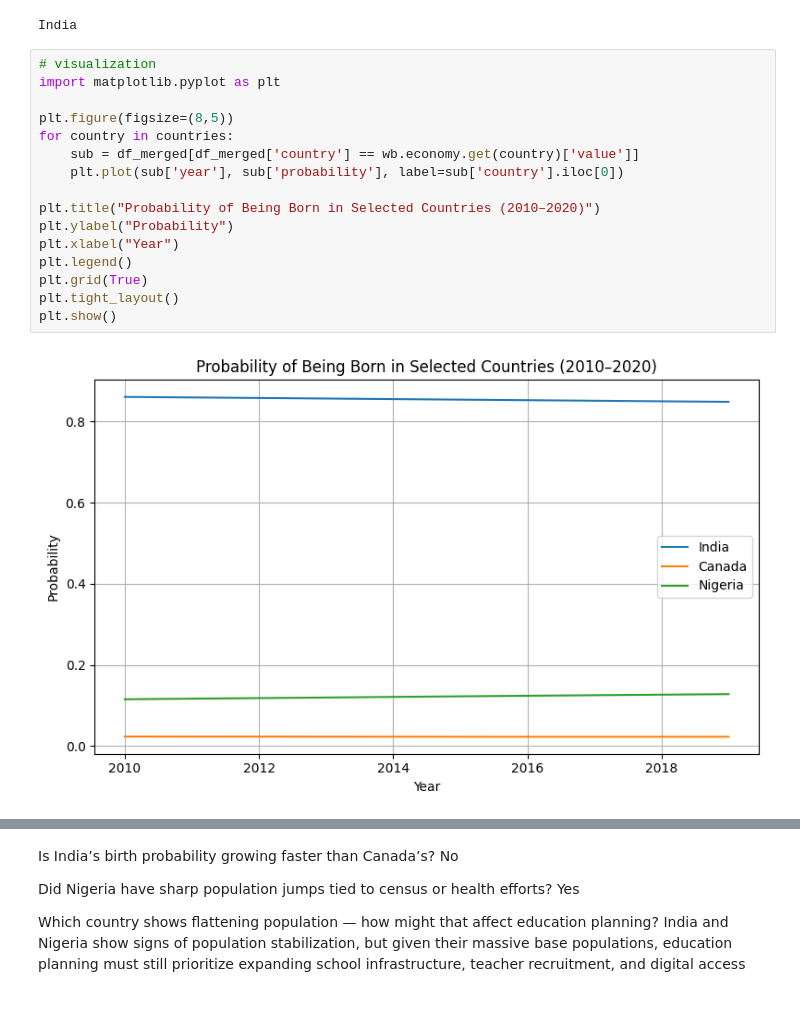
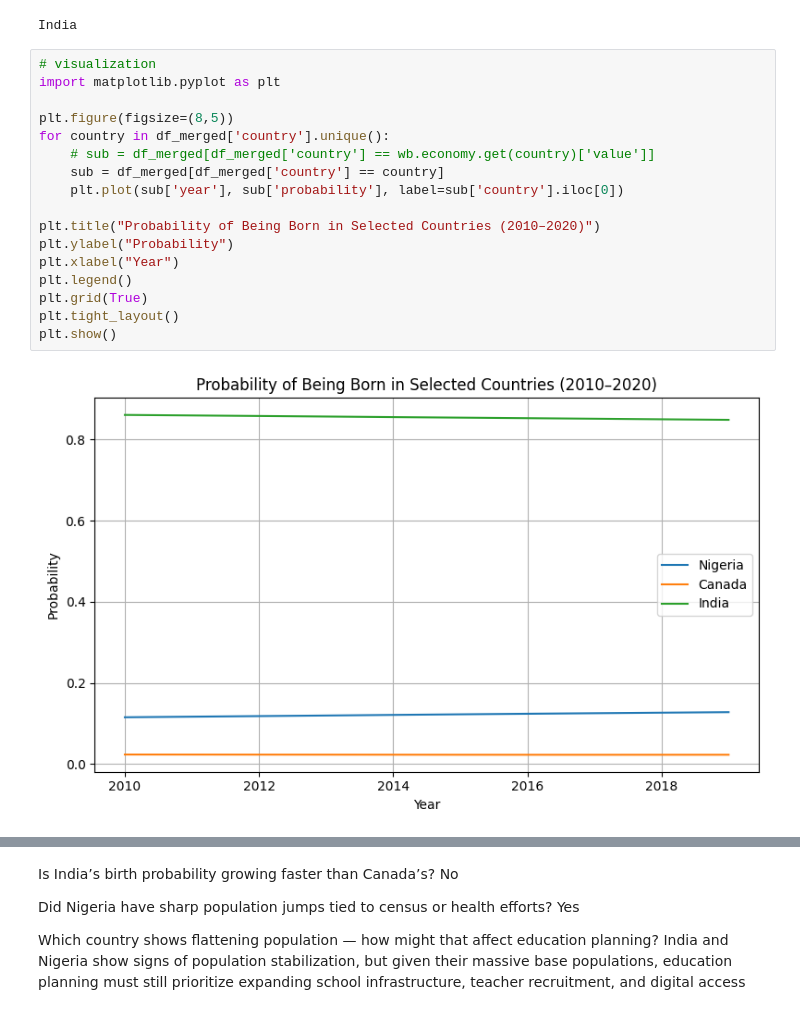
Before and after one commit to aleem-dev/DataAnalysis, a Jupyter notebook: ResearchExplore/Concepts/timeseriestrend/timeseriestrend.ipynb, the cells around one changed output, grey strips where cells are left out. Drawn from its saved outputs; the diff is of its cells as text.

```diff
--- a/ResearchExplore/Concepts/timeseriestrend/timeseriestrend.ipynb
+++ b/ResearchExplore/Concepts/timeseriestrend/timeseriestrend.ipynb
@@ -156,20 +156,21 @@ India
 # %%
 # visualization
 import matplotlib.pyplot as plt
 
 plt.figure(figsize=(8,5))
-for country in countries:
-    sub = df_merged[df_merged['country'] == wb.economy.get(country)['value']]
+for country in df_merged['country'].unique():
+    # sub = df_merged[df_merged['country'] == wb.economy.get(country)['value']]
+    sub = df_merged[df_merged['country'] == country]
     plt.plot(sub['year'], sub['probability'], label=sub['country'].iloc[0])
 
 plt.title("Probability of Being Born in Selected Countries (2010–2020)")
 plt.ylabel("Probability")
 plt.xlabel("Year")
 plt.legend()
 plt.grid(True)
 plt.tight_layout()
 plt.show()
 # %% [output]
-[figure, old version]
+[figure, new version]
 # %%
 plt.figure(figsize=(10,6))
```
Also changed, not shown: parts of 1 cell of this notebook.
